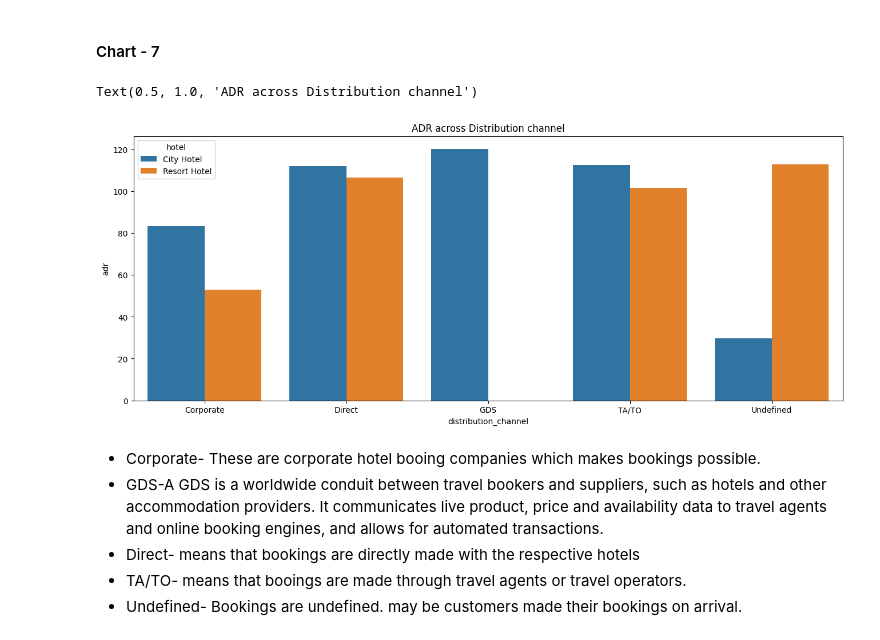
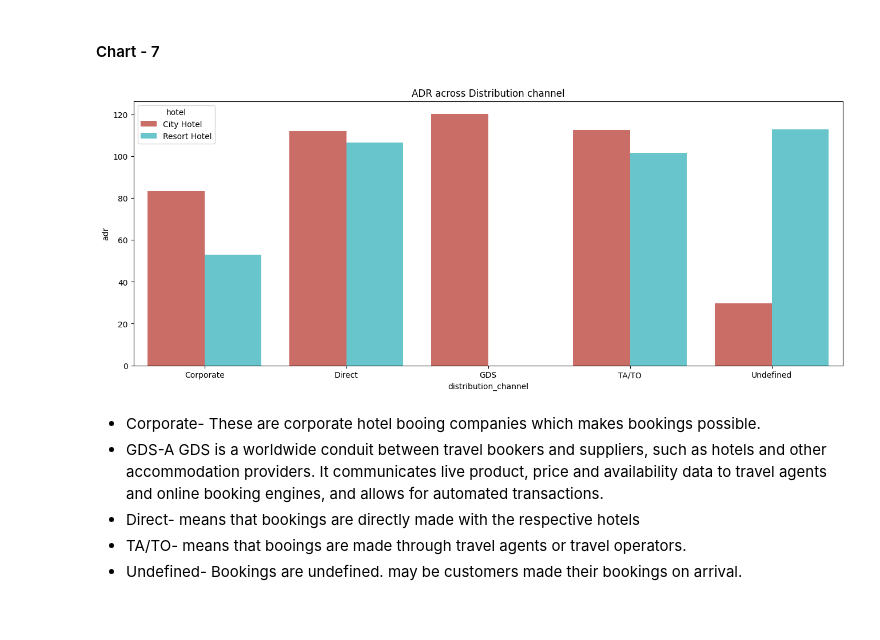
Before and after one commit to shubham19nijwala/EDA-Hotel_Booking, a Jupyter notebook: EDA_on_Hotel_Booking.ipynb, the cells around one changed output. Saved outputs shown, nothing was run; the diff lists cells and outputs as text; code cells hidden in the pictures.

```diff
--- a/EDA_on_Hotel_Booking.ipynb
+++ b/EDA_on_Hotel_Booking.ipynb
@@ -677,16 +677,16 @@ Are there any insights that lead to negative growth? Justify with specific reaso
 # %%
 # Chart - 7 visualization code
 #7)Which distribution channel contributed more to adr in order to increase the the income.?
 # group by distribution channel and hotel
 distribution_channel_df=hotel_df.groupby(['distribution_channel','hotel'])['adr'].mean().reset_index()
 
 # set plot size and plot barchart
 plt.figure(figsize=(16,6))
-sns.barplot(x='distribution_channel', y='adr', data=distribution_channel_df, hue='hotel')
+sns.barplot(x='distribution_channel', y='adr', data=distribution_channel_df, hue='hotel',palette = 'hls')
 plt.title('ADR across Distribution channel')
+plt.show()
 # %% [output]
-Text(0.5, 1.0, 'ADR across Distribution channel')
-[figure, old version]
+[figure, new version]
 # %% [markdown]
 * Corporate- These are corporate hotel booing companies which makes bookings
 possible.
```
Also changed, not shown: parts of 29 cells of this notebook.
